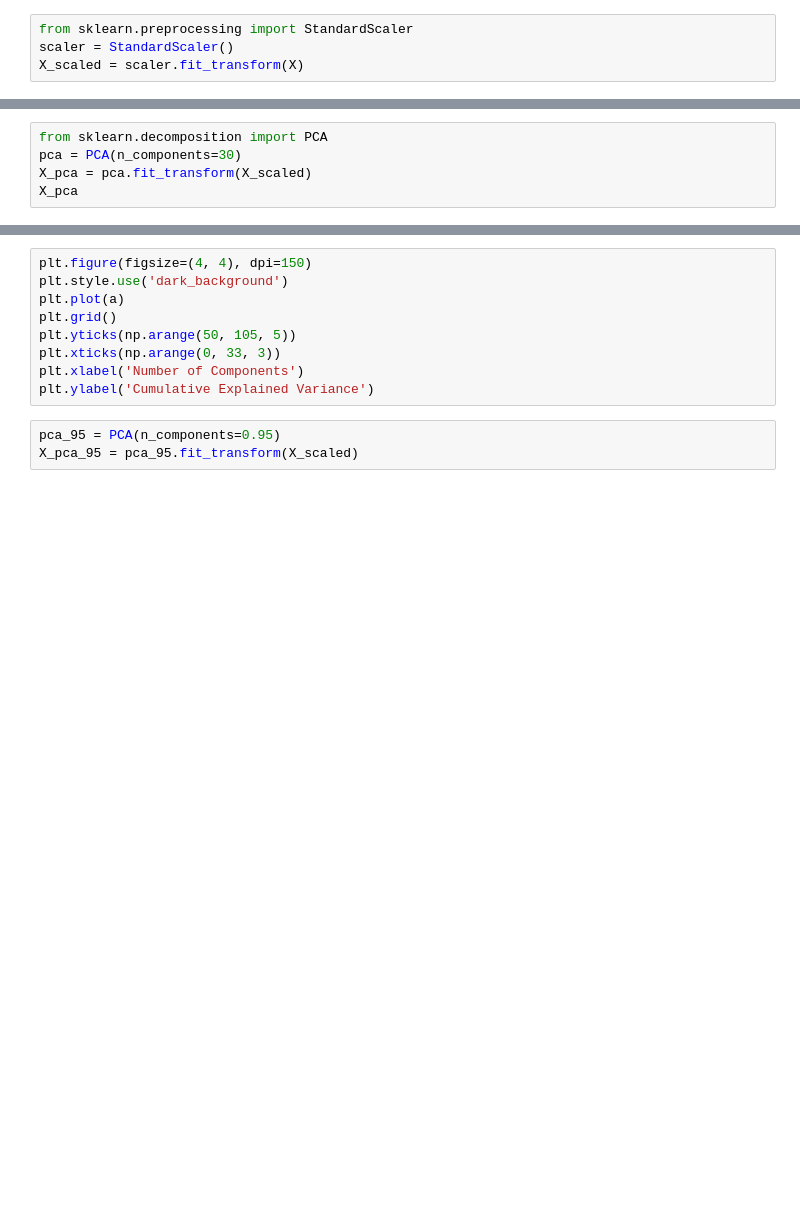
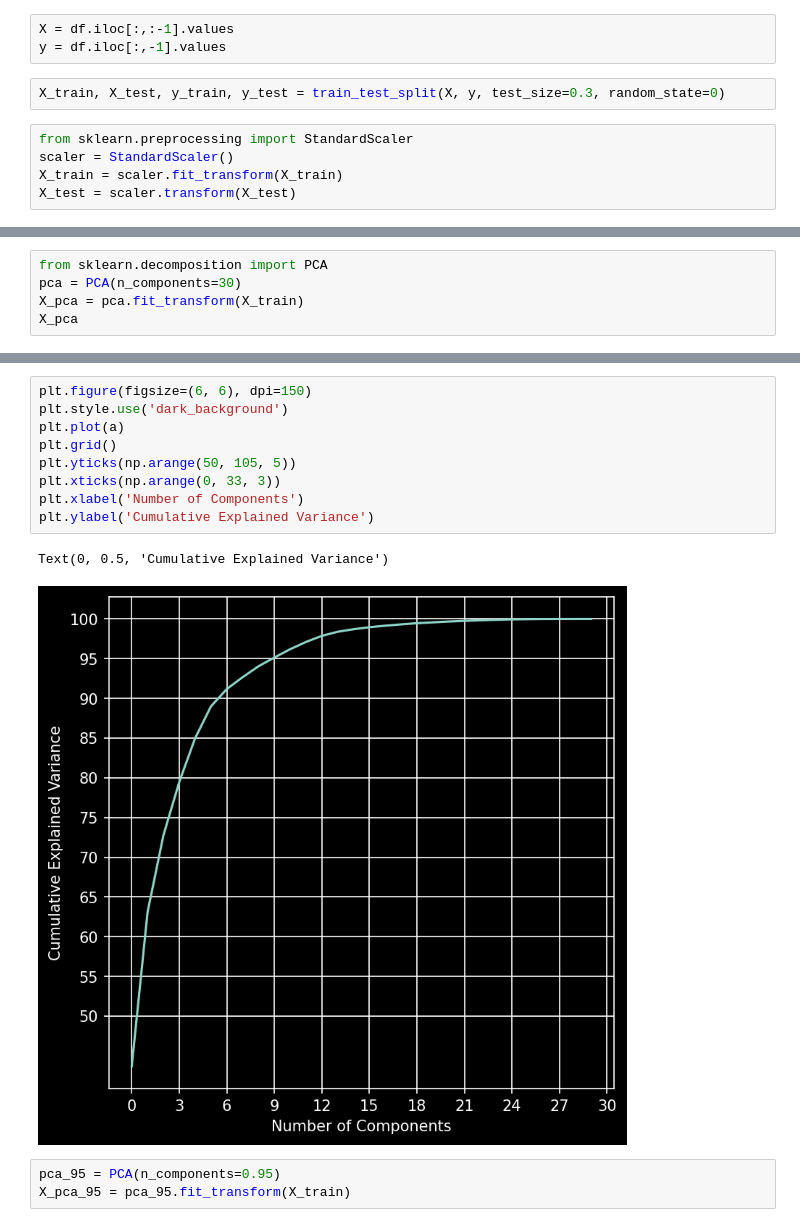
Before and after one commit to debjitpal5040/ML_Algorithms, a Jupyter notebook: Machine Learning/Dimentionality Reduction Techniques/Principal_Component_Analysis.ipynb, the cells around one changed output, grey strips where cells are left out. Saved outputs shown, nothing was run; the diff lists cells and outputs as text; blank space fills up the shorter version.

```diff
--- a/Machine Learning/Dimentionality Reduction Techniques/Principal_Component_Analysis.ipynb
+++ b/Machine Learning/Dimentionality Reduction Techniques/Principal_Component_Analysis.ipynb
@@ -14,4 +67,10 @@ X = df.values
+# %%
+X = df.iloc[:,:-1].values
+y = df.iloc[:,-1].values
+# %%
+X_train, X_test, y_train, y_test = train_test_split(X, y, test_size=0.3, random_state=0)
 # %%
 from sklearn.preprocessing import StandardScaler
 scaler = StandardScaler()
-X_scaled = scaler.fit_transform(X)
+X_train = scaler.fit_transform(X_train)
+X_test = scaler.transform(X_test)
@@ -20,5 +113,5 @@ X_scaled
 # %%
 from sklearn.decomposition import PCA
 pca = PCA(n_components=30)
-X_pca = pca.fit_transform(X_scaled)
+X_pca = pca.fit_transform(X_train)
 X_pca
@@ -29,14 +142,17 @@ a=np.cumsum(pca.explained_variance_ratio_*100)
 # %%
-plt.figure(figsize=(4, 4), dpi=150)
+plt.figure(figsize=(6, 6), dpi=150)
 plt.style.use('dark_background')
 plt.plot(a)
 plt.grid()
 plt.yticks(np.arange(50, 105, 5))
 plt.xticks(np.arange(0, 33, 3))
 plt.xlabel('Number of Components')
 plt.ylabel('Cumulative Explained Variance')
+# %% [output]
+Text(0, 0.5, 'Cumulative Explained Variance')
+[figure, added]
 # %%
 pca_95 = PCA(n_components=0.95)
-X_pca_95 = pca_95.fit_transform(X_scaled)
+X_pca_95 = pca_95.fit_transform(X_train)
 # %%
 X_pca_95.shape
```
Also changed, not shown: parts of 16 cells of this notebook.
